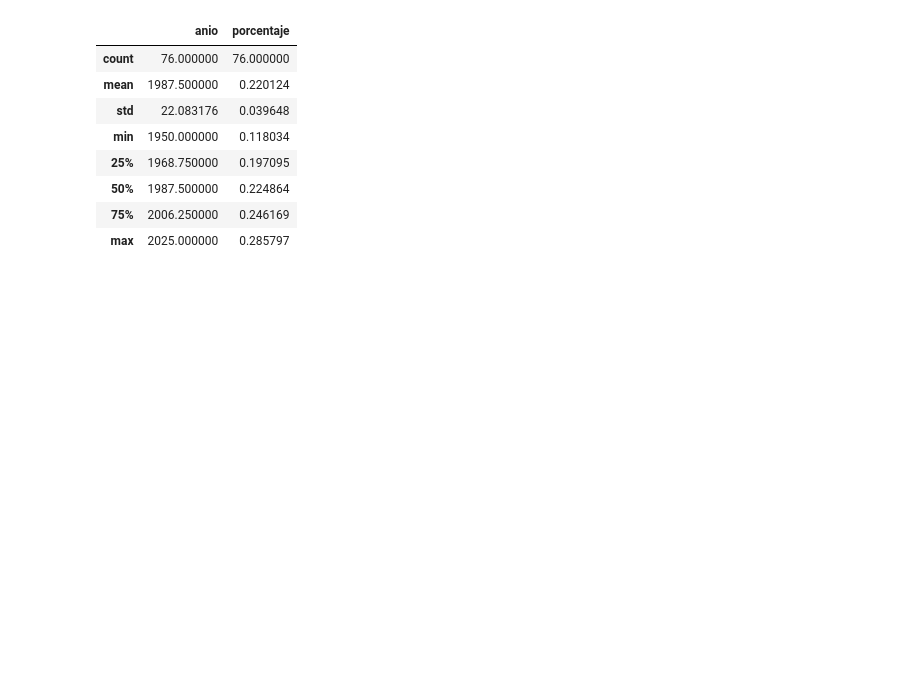
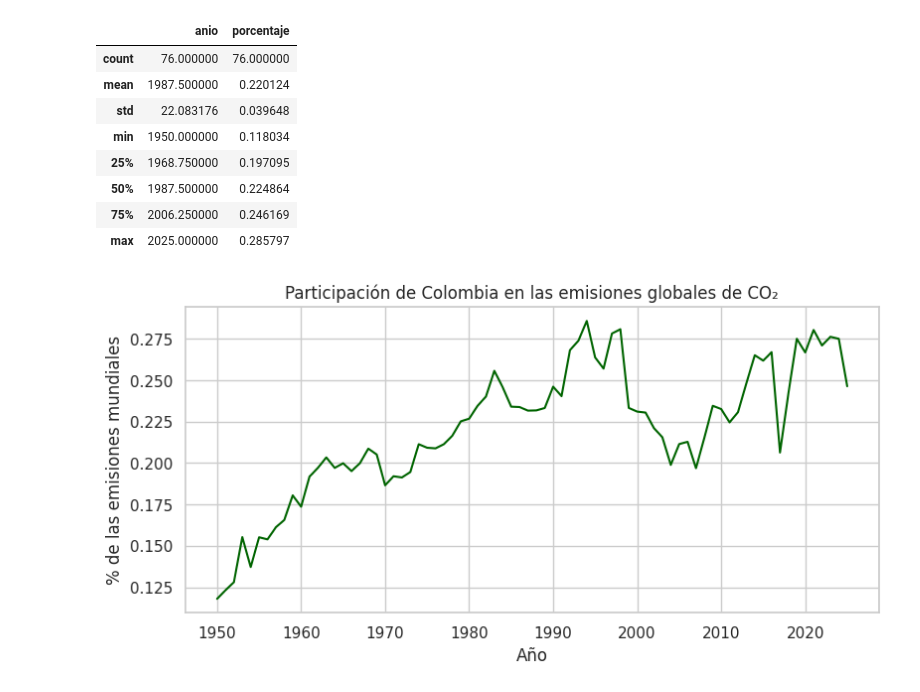
Before and after one commit to sofiamartinlp-wq/proyecto-co2, a Jupyter notebook: proyecto_co2_colombia.ipynb, the cells around one changed output. Drawn from its saved outputs; the diff is of its cells as text; code cells hidden in the pictures; blank space fills up the shorter version.

```diff
--- a/proyecto_co2_colombia.ipynb
+++ b/proyecto_co2_colombia.ipynb
@@ -93,3 +93,12 @@ colombia.describe()
 | 50% | 1987.500000 | 0.224864 |
 | 75% | 2006.250000 | 0.246169 |
 | max | 2025.000000 | 0.285797 |
+# %%
+plt.figure(figsize=(9, 4))
+plt.plot(colombia["anio"], colombia["porcentaje"], color="darkgreen")
+plt.title("Participación de Colombia en las emisiones globales de CO₂")
+plt.xlabel("Año")
+plt.ylabel("% de las emisiones mundiales")
+plt.show()
+# %% [output]
+[figure, added]
```
Also changed, not shown: parts of 8 cells of this notebook.
